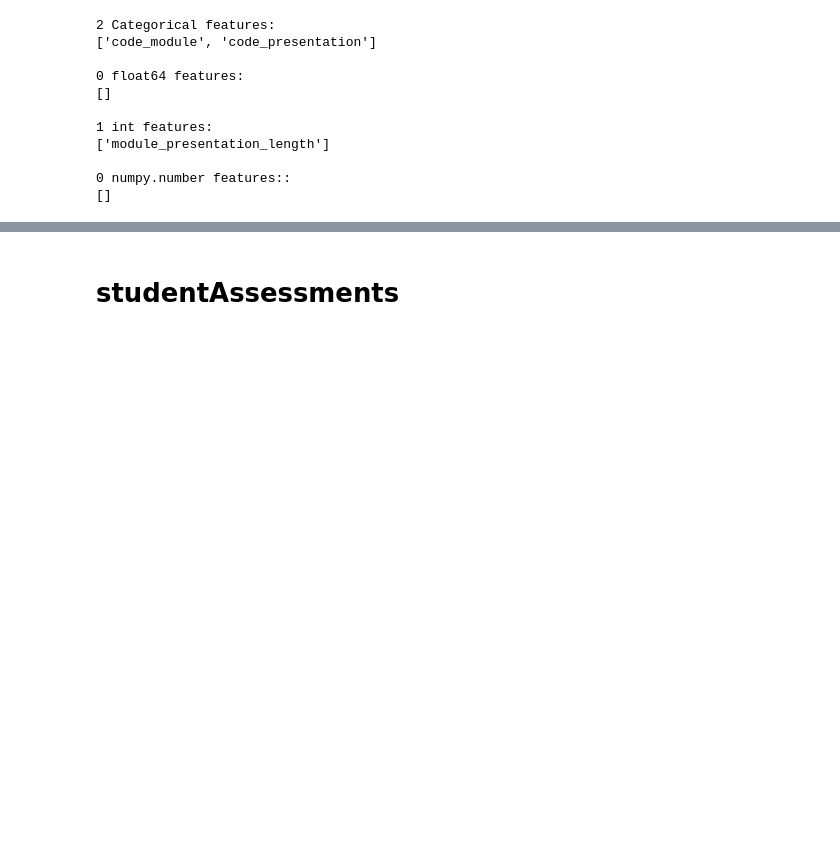
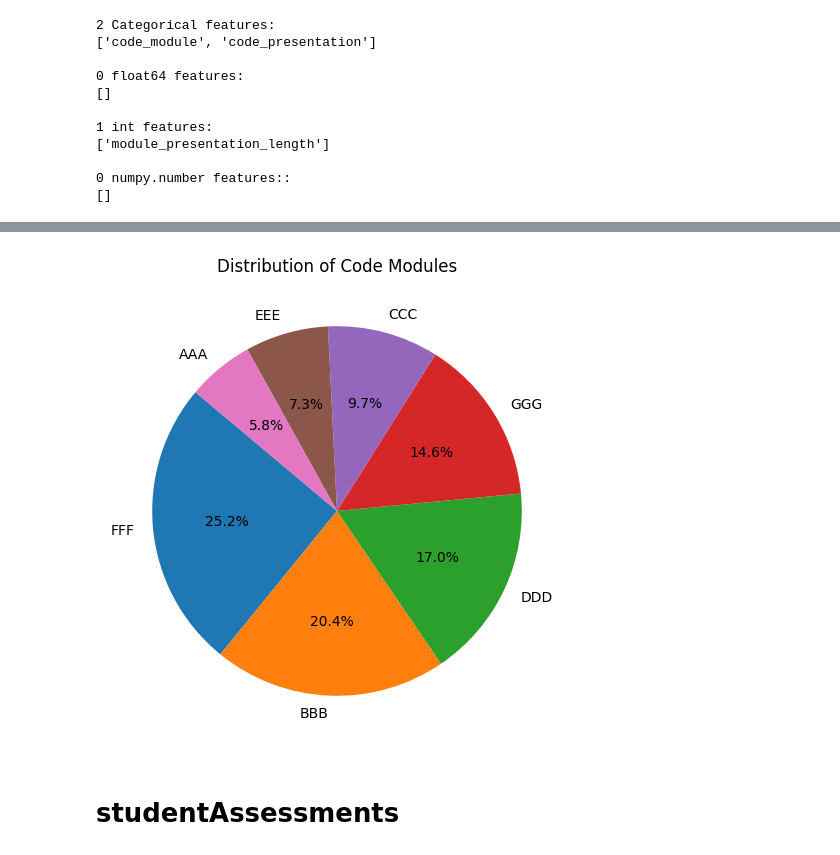
Before and after one commit to muchamadthaqifullah/Tugas1-AnalisisBigData-D, a Jupyter notebook: Tugas_Oulad_ABD_D.ipynb, the cells around one changed output, grey strips where cells are left out. Saved outputs shown, nothing was run; the diff lists cells and outputs as text; code cells hidden in the pictures; blank space fills up the shorter version.

```diff
--- a/Tugas_Oulad_ABD_D.ipynb
+++ b/Tugas_Oulad_ABD_D.ipynb
@@ -191,3 +221,12 @@ print(f"\n{len(num_cols)} numpy.number features::\n{num_cols}")
+# %%
+# Menampilkan grafik untuk distribusi code modules
+code_modules_counts = df['code_module'].value_counts()
+plt.figure(figsize=(8, 6))
+plt.pie(code_modules_counts, labels=code_modules_counts.index, autopct='%1.1f%%', startangle=140)
+plt.title('Distribution of Code Modules')
+plt.show()
+# %% [output]
+[figure, added]
 # %% [markdown]
 # studentAssessments
 # %%
```
Also changed, not shown: parts of 15 cells of this notebook.
